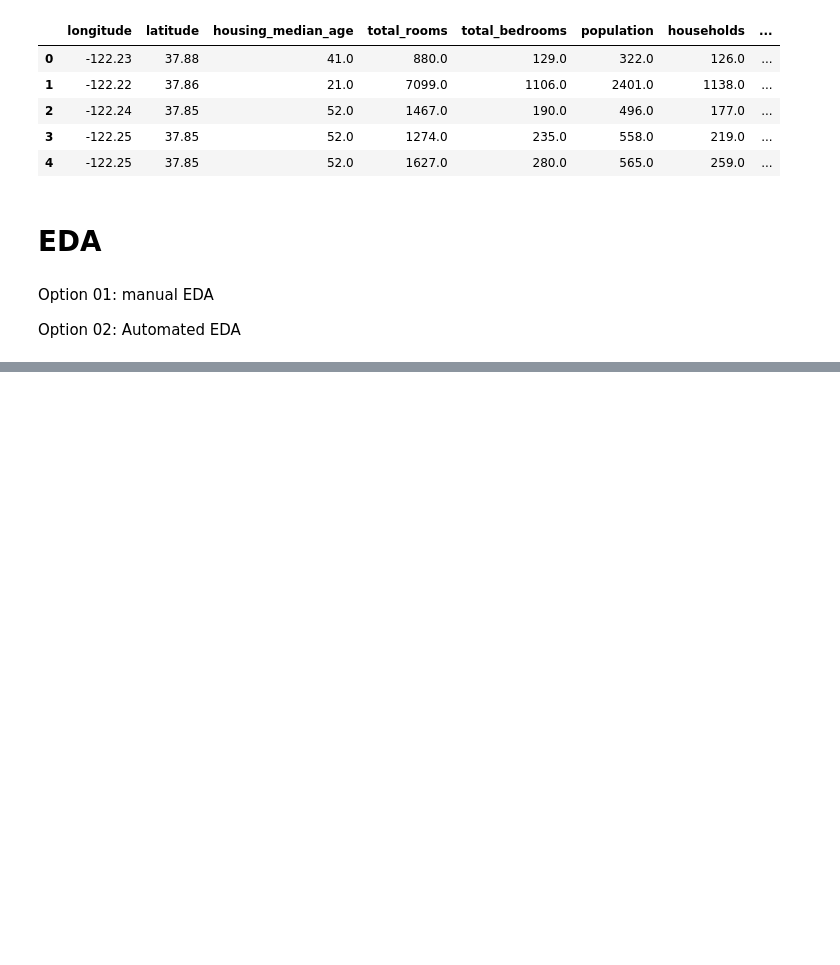
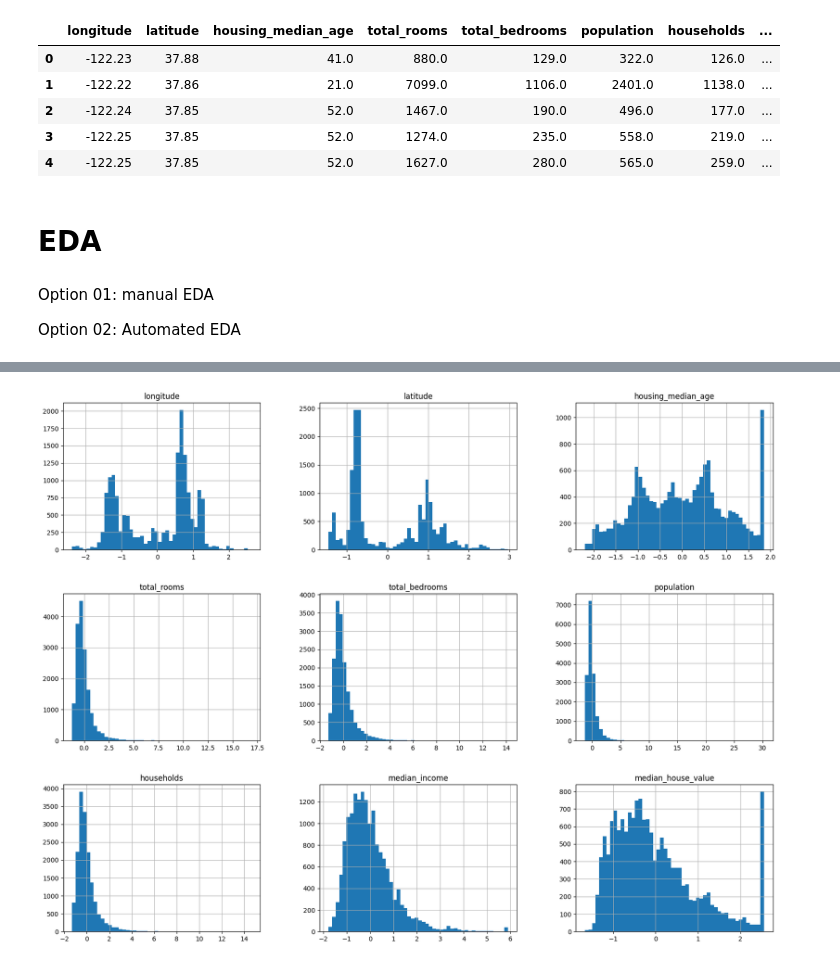
Before and after one commit to meftaul/e2e-ml-housing-project, a Jupyter notebook: notebooks/EDA.ipynb, the cells around one changed output, grey strips where cells are left out. Drawn from its saved outputs; the diff is of its cells as text; code cells hidden in the pictures; blank space fills up the shorter version.

```diff
--- a/notebooks/EDA.ipynb
+++ b/notebooks/EDA.ipynb
@@ -31,0 +295,15 @@ d.open_browser()
+# %%
+from sklearn.preprocessing import StandardScaler
+
+std_scaler = StandardScaler()
+housing_num_std_scaled = std_scaler.fit_transform(housing_tr)
+# type(housing_num_std_scaled)
+
+housing_num_std_scaled_df = pd.DataFrame(
+    housing_num_std_scaled, columns=housing_num.columns, index=housing_num.index
+)
+
+housing_num_std_scaled_df.hist(bins=50, figsize=(20, 15))
+plt.show()
+# %% [output]
+[figure, added]
```
Also changed, not shown: parts of 34 cells of this notebook, 2 other files.
